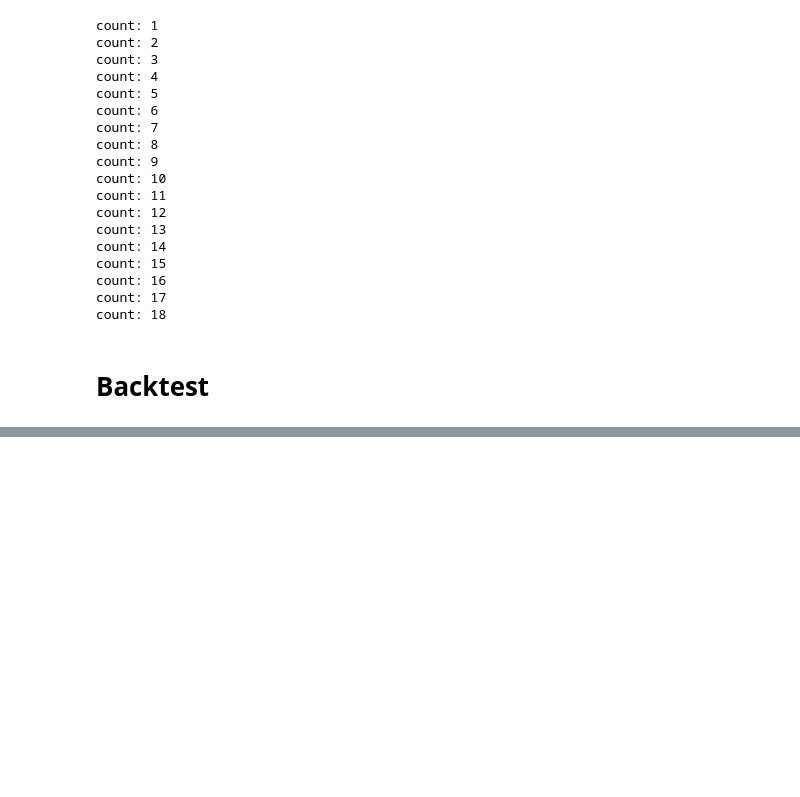
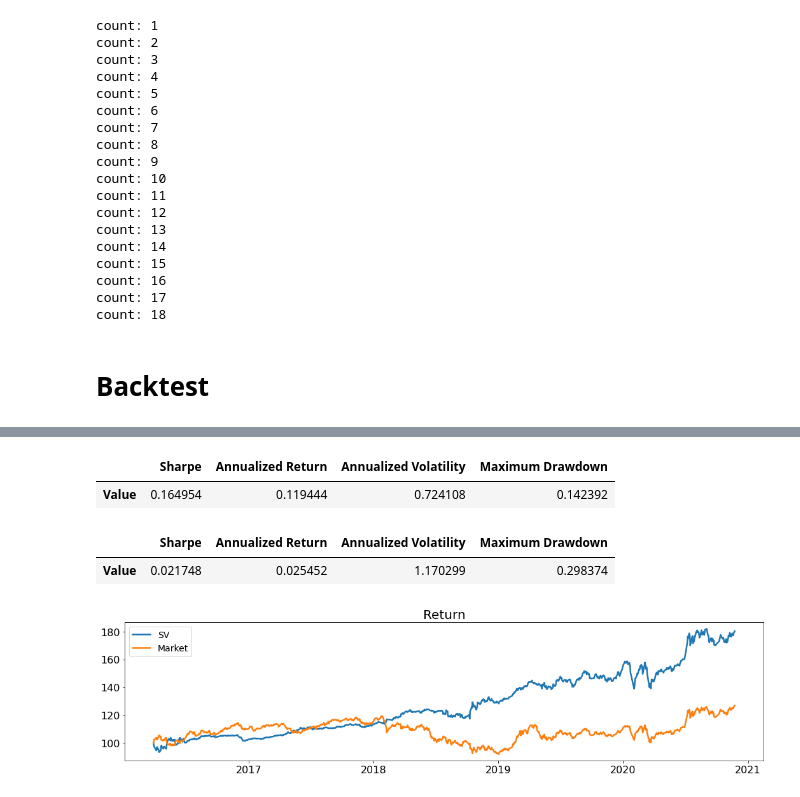
Before and after one commit to JZ-H/Portfolio_Analysis, a Jupyter notebook: Model/Subjective_View_Setting/Subjective_View.ipynb, the cells around one changed output, grey strips where cells are left out. Drawn from its saved outputs; the diff is of its cells as text; code cells hidden in the pictures; blank space fills up the shorter version.

Commit message:
Update Visualization

```diff
--- a/Model/Subjective_View_Setting/Subjective_View.ipynb
+++ b/Model/Subjective_View_Setting/Subjective_View.ipynb
@@ -159 +165,10 @@ df_sbj['Q'] = np.repeat(q,63)
 df_sbj.to_csv("Subjective_View.csv")
+# %%
+df_sbj = pd.read_csv("Subjective_View.csv",index_col=0)
+# %%
+df_fr = pd.DataFrame(np.repeat(0,1197))
+
+
+
+df_bm = pd.DataFrame(np.repeat(np.array([[1/15,]*15]),63*18,axis=0))
+df_bm.head()
@@ -159,0 +182,18 @@ df_sbj.to_csv("Subjective_View.csv")
+# %%
+BT = Backtest.Backtest(df_sbj.index,df_index.iloc[252*6:252*6+63*18],df_sbj.iloc[:,:-1],df_fr,"D")
+
+BT.get_info()
+# %% [output]
+|  | Sharpe | Annualized Return | Annualized Volatility | Maximum Drawdown |
+| Value | 0.164954 | 0.119444 | 0.724108 | 0.142392 |
+# %%
+BTM = Backtest.Backtest(df_sbj.index,df_index.iloc[252*6:252*6+63*18],df_bm,df_fr,"D")
+
+BTM.get_info()
+# %% [output]
+|  | Sharpe | Annualized Return | Annualized Volatility | Maximum Drawdown |
+| Value | 0.021748 | 0.025452 | 1.170299 | 0.298374 |
+# %%
+Backtest.Plot2(df_sbj.index,BT.df_asset,BTM.df_asset,"Return","SV","Market")
+# %% [output]
+[figure, added]
```
Also changed, not shown: parts of 4 cells of this notebook, 12 other files.
